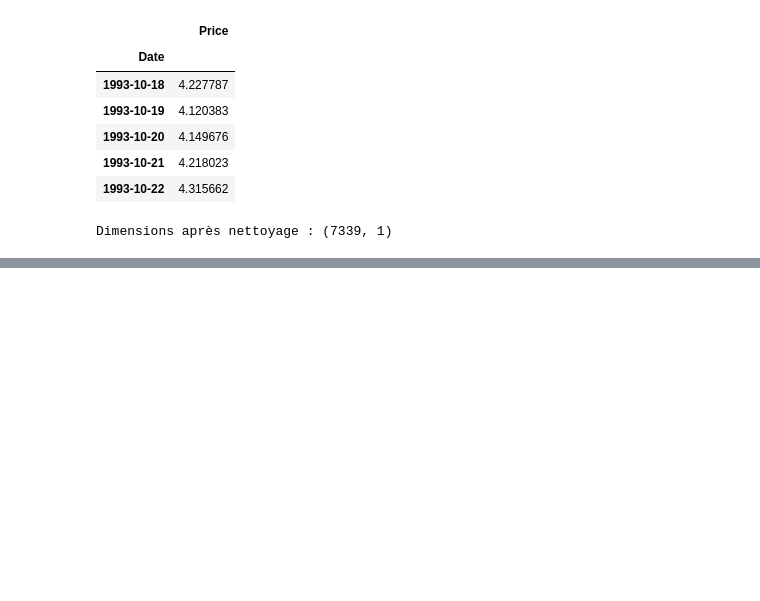
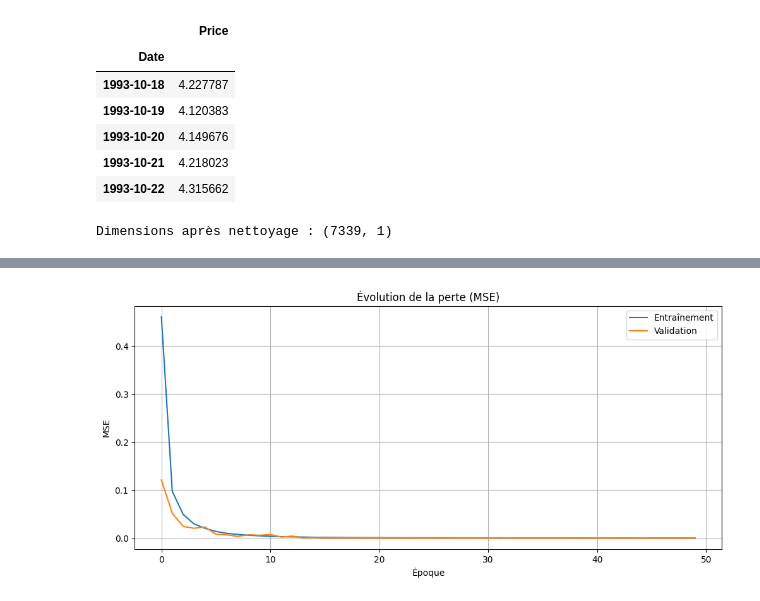
Before and after one commit to ugom2002/projet_DL, a Jupyter notebook: Projet_DL.ipynb, the cells around one changed output, grey strips where cells are left out. Saved outputs shown, nothing was run; the diff lists cells and outputs as text; code cells hidden in the pictures; blank space fills up the shorter version.

```diff
--- a/Projet_DL.ipynb
+++ b/Projet_DL.ipynb
@@ -336,0 +293,28 @@ Fin du notebook.
+# %%
+
+model = Sequential([
+    Dense(128, activation='relu', input_shape=(X_train.shape[1],)),
+    BatchNormalization(),
+    Dropout(0.3),
+    Dense(64, activation='relu'),
+    BatchNormalization(),
+    Dropout(0.3),
+    Dense(32, activation='relu'),
+    BatchNormalization(),
+    Dense(1, activation='linear')
+])
+
+model.compile(optimizer=Adam(learning_rate=0.001), loss='mse')
+
+# Entraînement
+history = model.fit(
+    X_train, y_train,
+    validation_data=(X_test, y_test),
+    epochs=50,
+    batch_size=32,
+    verbose=1
+)
+
+# Évaluation sur le jeu de test
+mse_nn = model.evaluate(X_test, y_test, verbose=0)
+print(f"\nRéseau de Neurones - MSE test : {mse_nn:.6f}")
@@ -336,0 +340,13 @@ Fin du notebook.
+# %%
+# Courbes d'entraînement et de validation
+plt.figure(figsize=(12, 5))
+plt.plot(history.history['loss'], label='Entraînement')
+plt.plot(history.history['val_loss'], label='Validation')
+plt.title('Évolution de la perte (MSE)')
+plt.xlabel('Époque')
+plt.ylabel('MSE')
+plt.legend()
+plt.grid(True)
+plt.show()
+# %% [output]
+[figure, added]
```
Also changed, not shown: parts of 21 cells of this notebook.
